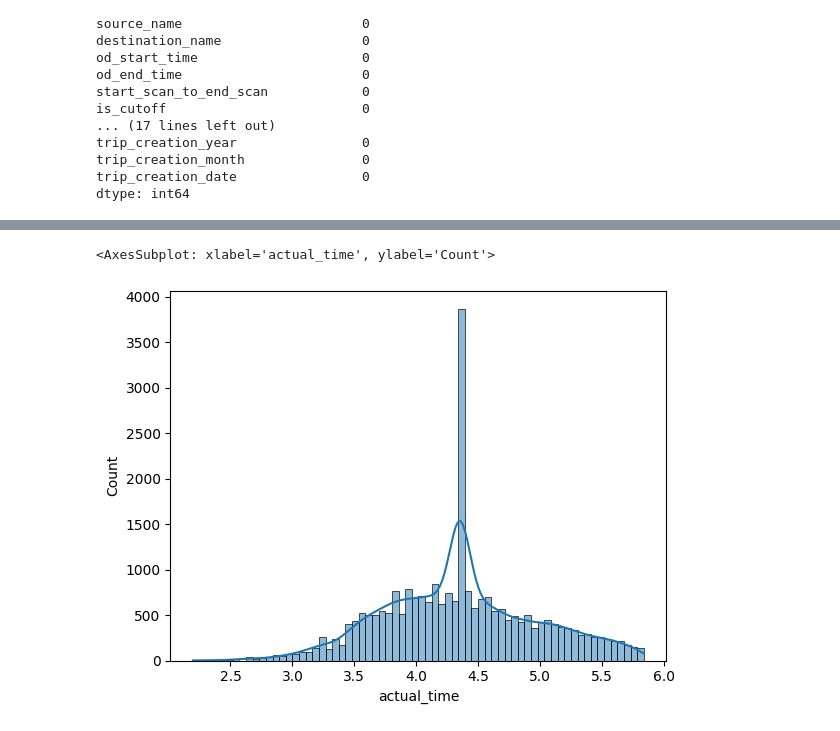
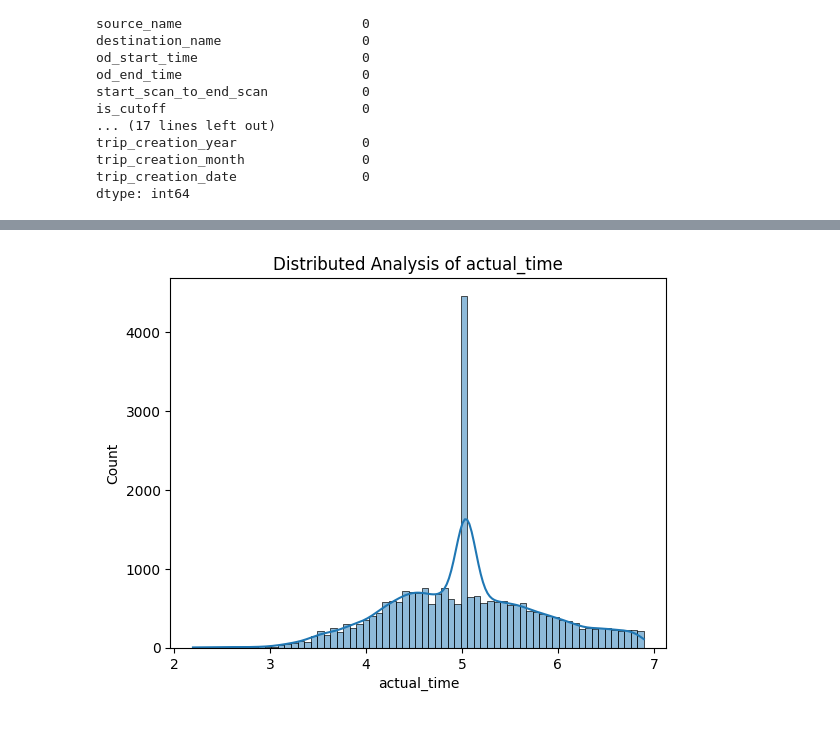
Before and after one commit to GauravDaharia20/Scaler-Projects, a Jupyter notebook: CC-Math-Fundamentals/Project/Feature-Engineering-Delhivery/Delhivery-Bussiness-Case.ipynb, the cells around one changed output, grey strips where cells are left out. Drawn from its saved outputs; the diff is of its cells as text; code cells hidden in the pictures.

```diff
--- a/CC-Math-Fundamentals/Project/Feature-Engineering-Delhivery/Delhivery-Bussiness-Case.ipynb
+++ b/CC-Math-Fundamentals/Project/Feature-Engineering-Delhivery/Delhivery-Bussiness-Case.ipynb
@@ -552,0 +541,5 @@ dtype: int64
+# %%
+data['od_start_end_time_diff'] = (data['od_end_time']-data['od_start_time']).astype('timedelta64[h]')
+# %%
+Q1,Q3,leftwisker,rightwisker = get_quartile_values(data['od_start_end_time_diff'],'od_start_end_time_diff')
+print(f'Q1: {Q1},Q3 : {Q3}, left_wisker:{leftwisker},right_wisker:{rightwisker}')
@@ -552,0 +549,5 @@ dtype: int64
+# %%
+# getting the data which is lying between quratile and converting data to normal using np.log()
+
+data['od_start_end_time_diff'] = data.loc[(data['od_start_end_time_diff'] >=leftwisker)&(data['od_start_end_time_diff'] <=rightwisker)]['od_start_end_time_diff']
+#data['od_start_end_time_diff'] = np.log(data['od_start_end_time_diff'])
@@ -553,3 +560,5 @@ dtype: int64
+# %%
+data['od_start_end_time_diff'] = SimpleImputer(missing_values=pd.NA,strategy='mean').fit_transform(pd.DataFrame(data['od_start_end_time_diff']))
 # %%
 data.head()
 # %% [output]
@@ -562,5 +619,6 @@ data.head()
 # %%
+plt.title('Distributed Analysis of actual_time')
 sns.histplot(data['actual_time'],kde=True)
+plt.show()
 # %% [output]
-<AxesSubplot: xlabel='actual_time', ylabel='Count'>
-[figure, old version]
+[figure, new version]
```
Also changed, not shown: parts of 50 cells of this notebook.
